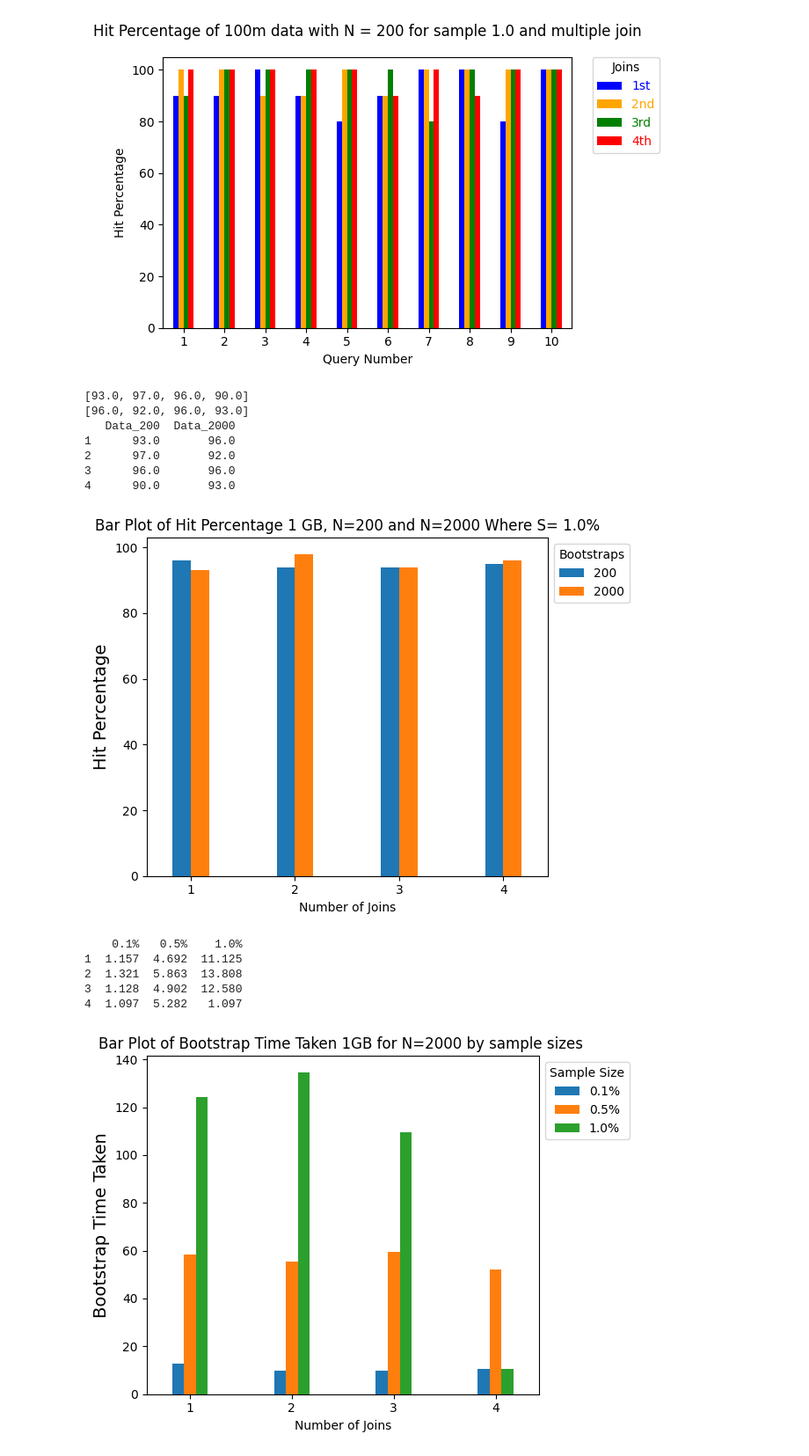
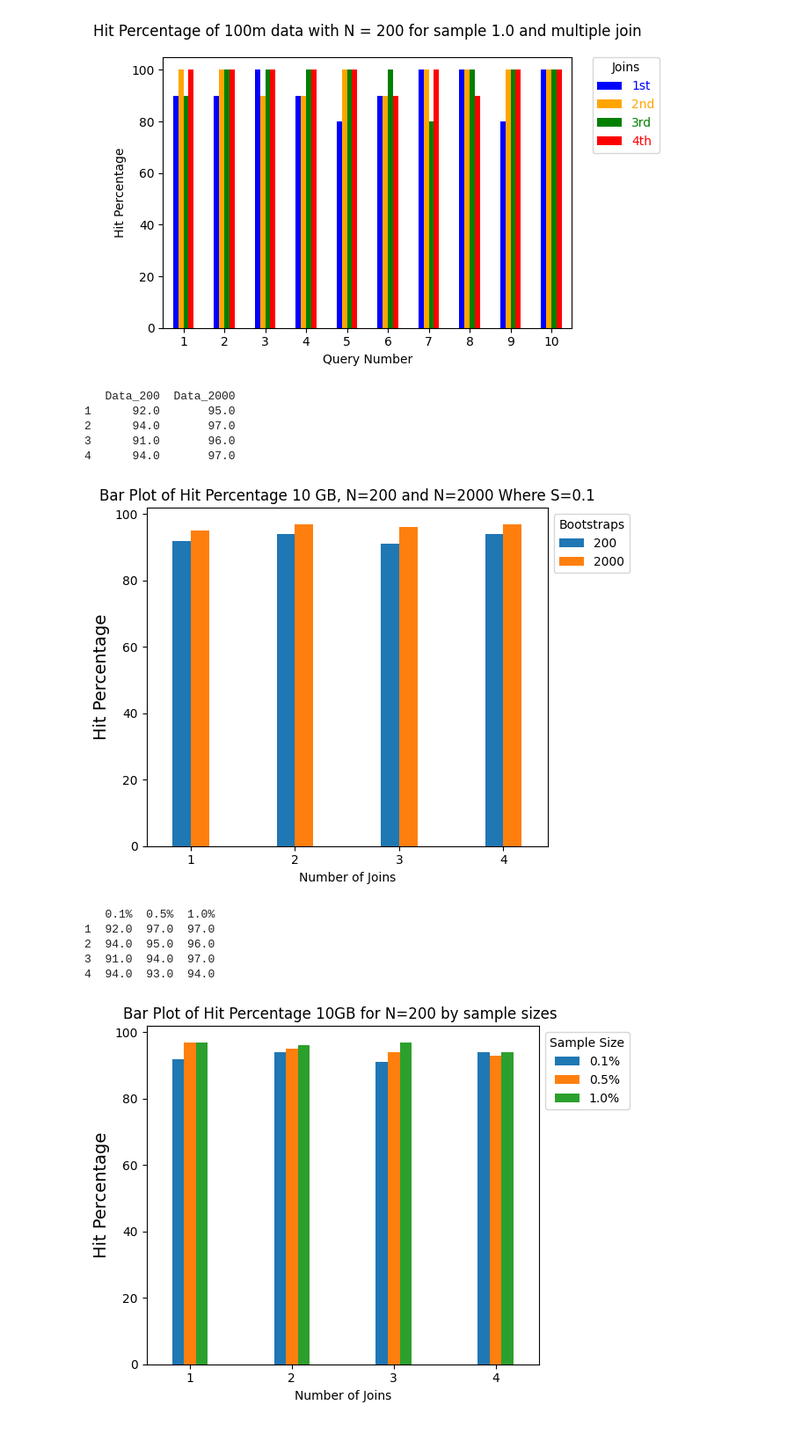
Before and after one commit to smaharjan02/bootstrapCS2, a Jupyter notebook: src/graph_experiments/graphdraw.ipynb, the cells around one changed output. Shown: that part at 88% size. Saved outputs shown, nothing was run; the diff lists cells and outputs as text; code cells hidden in the pictures.

Commit message:
hit percentage 10Gb data

```diff
--- a/src/graph_experiments/graphdraw.ipynb
+++ b/src/graph_experiments/graphdraw.ipynb
@@ -517,18 +521,18 @@ fourth_join_df_2000 = pd.read_csv (f'graph_experiment_results_query_fourth_join/
 # %%
 #plot the data
 # Data for N=200
-column_name = 'Hit Percentage'
+
 data_200 = [first_join_df_200[column_name].mean(),
             second_join_df_200[column_name].mean(),
             third_join_df_200[column_name].mean(),
             fourth_join_df_200[column_name].mean()]
-print(data_200)
+#print(data_200)
 # Data for N=2000
 data_2000 = [first_join_df_2000[column_name].mean(),
              second_join_df_2000[column_name].mean(),
              third_join_df_2000[column_name].mean(),
              fourth_join_df_2000[column_name].mean()]
-print(data_2000)
+#print(data_2000)
 
 # Convert data_200 and data_2000 lists to DataFrames with index starting from 1
 df_200 = pd.DataFrame(data_200, columns=['Data_200'], index=range(1, len(data_200) + 1))
@@ -539,19 +543,16 @@ concatenated_df = pd.concat([df_200, df_2000], axis=1)
 
 print(concatenated_df)
 # %% [output]
-[93.0, 97.0, 96.0, 90.0]
-[96.0, 92.0, 96.0, 93.0]
    Data_200  Data_2000
-1      93.0       96.0
-2      97.0       92.0
-3      96.0       96.0
-4      90.0       93.0
+1      92.0       95.0
+2      94.0       97.0
+3      91.0       96.0
+4      94.0       97.0
 # %%
 fig, ax = plt.subplots()
-column_name = 'Hit Percentage'
 # Data
 df = concatenated_df
-title = f'Bar Plot of {column_name} 1 GB, N=200 and N=2000 Where S= 1.0%'
+title = f'Bar Plot of {column_name} 10 GB, N=200 and N=2000 Where S={sample_size}'
 # Plot bar chart
 df.plot(kind='bar',
         ax=ax, width=0.35, legend=False)
@@ -587,4 +588,4 @@ plt.show()
 
 #Save as pdf
 # %% [output]
-[figure, old version]
+[figure, new version]
@@ -613,8 +619,8 @@ fourth_join_df_05 =  pd.read_csv (f'graph_experiment_results_query_fourth_join/g
 fourth_join_df_10 = pd.read_csv (f'graph_experiment_results_query_fourth_join/graphlogs_log_tpch_{database_size}_sr1.0_lt10_bs{bootstrap_size}.csv')
 # %%
 # Data concat for First join
-column_name = 'Bootstrap Time'
-# column_name = 'Hit Percentage'
+
+
 data_o1_join = [first_join_df_01[column_name].mean(),
                 second_join_df_01[column_name].mean(),
                 third_join_df_01[column_name].mean(),
@@ -643,17 +649,16 @@ df_1o_join = pd.DataFrame(data_1o_join, columns=['1.0%'], index=range(1, len(dat
 df = pd.concat([df_o1_join,df_o5_join,df_1o_join], axis =1)
 print(df)
 # %% [output]
-    0.1%   0.5%    1.0%
-1  1.157  4.692  11.125
-2  1.321  5.863  13.808
-3  1.128  4.902  12.580
-4  1.097  5.282   1.097
+   0.1%  0.5%  1.0%
+1  92.0  97.0  97.0
+2  94.0  95.0  96.0
+3  91.0  94.0  97.0
+4  94.0  93.0  94.0
 # %%
 fig, ax = plt.subplots()
-column_name = 'Bootstrap Time Taken'
-# column_name = 'Hit Percentage'
+
 # Data
-title = f'Bar Plot of {column_name} 100MB for N=2000 by sample sizes '
+title = f'Bar Plot of {column_name} 10GB for N={bootstrap_size} by sample sizes '
 # Plot bar chart
 df.plot(kind='bar',
         ax=ax, width=0.35, legend=False)
@@ -662,31 +667,31 @@ df.plot(kind='bar',
 ax.set_xticklabels(ax.get_xticklabels(), rotation=0)
 
 # Set labels and title
 ax.set_xlabel('Number of Joins')
 ax.set_ylabel(column_name, fontsize=14)
 ax.set_title(title, ha='center')
 
 # Existing legend
 ax.legend(['0.1%', '0.5%', '1.0%'],
           bbox_to_anchor=(1.02, 1), loc='upper left')
 
 
 # Add legend title
 legend_title = ax.legend(labels=['0.1%', '0.5%', '1.0%'],
                          bbox_to_anchor=(1.00, 1),
                          loc='upper left',
                          title='Sample Size')
 
 
 
 # Set font size of title
 # Adjust layout
 plt.tight_layout()
 # Save figure as pdf
 output_filename = f"{title}.pdf"
 plt.savefig(output_filename)
 plt.show()
 
 #Save as pdf
 # %% [output]
-[figure, old version]
+[figure, new version]
```
Also changed, not shown: parts of 4 cells of this notebook, 31 other files.
